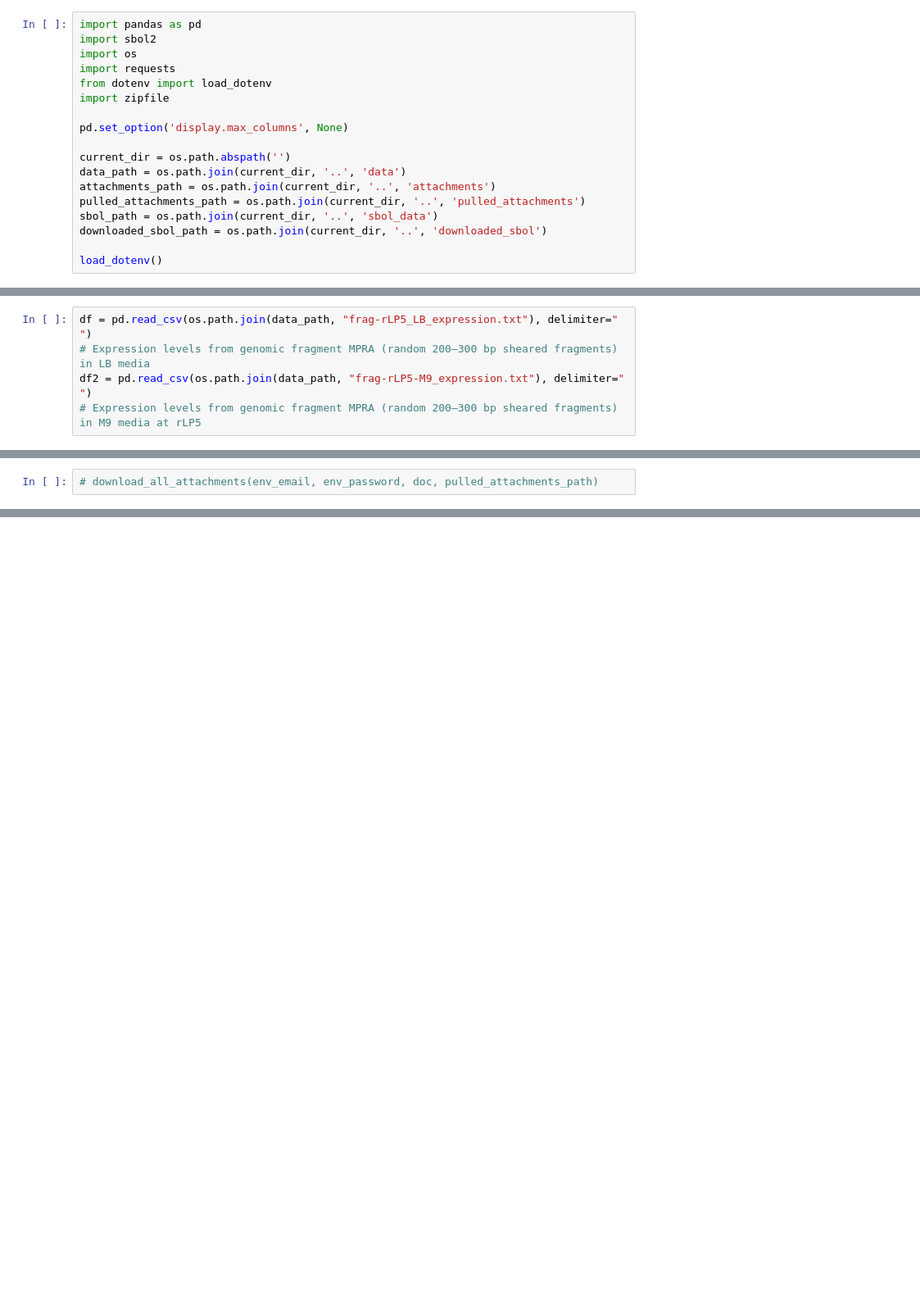
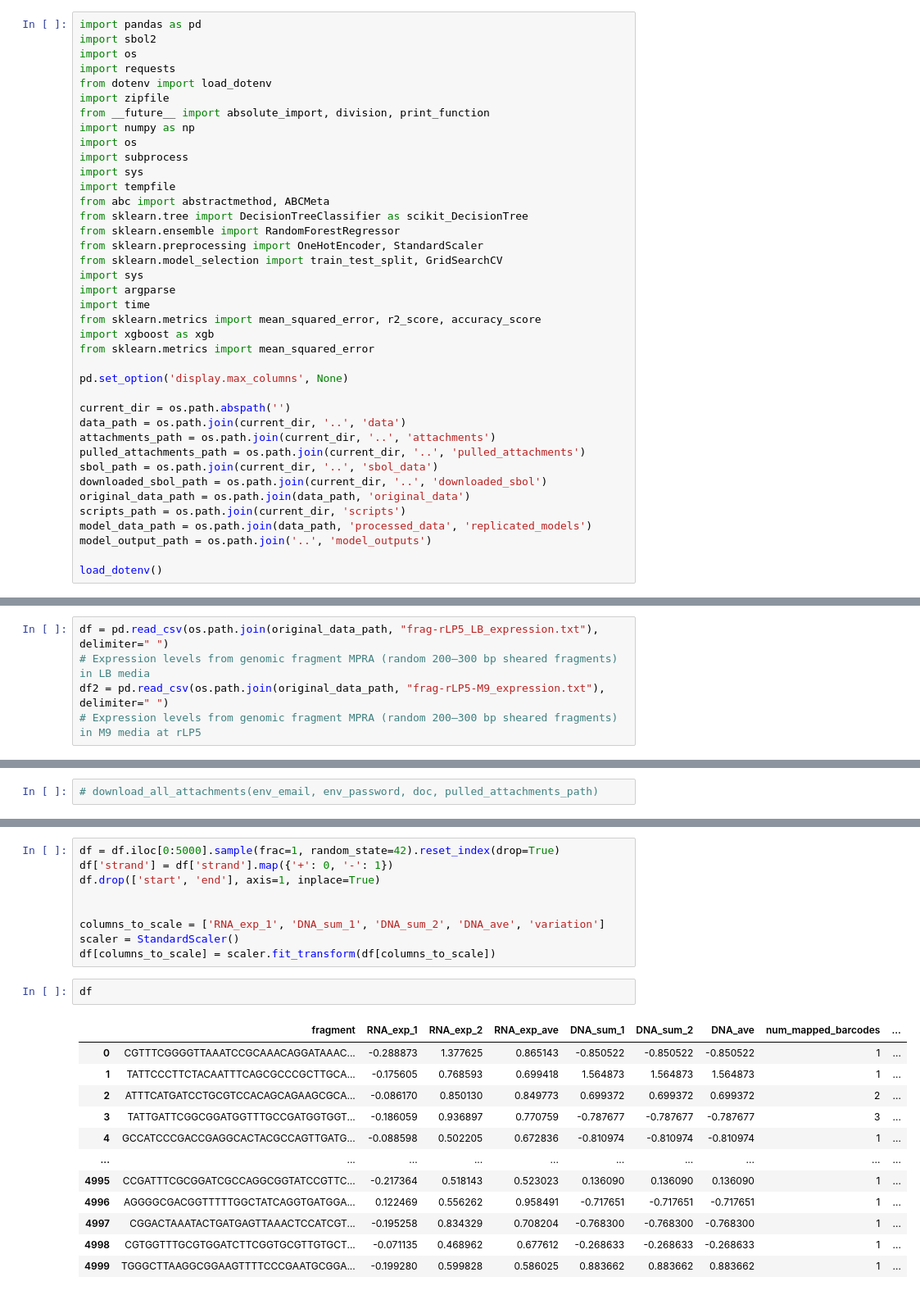
Before and after one commit to SynBioDex/SeqTrainer, a Jupyter notebook: src/promoter_encoding.ipynb, the cells around one changed output, grey strips where cells are left out. Shown at 82% size. Cells and saved outputs as stored; diff of their text form; blank space fills up the shorter version.

Commit message:
more scripts/model

```diff
--- a/src/promoter_encoding.ipynb
+++ b/src/promoter_encoding.ipynb
@@ -5,6 +5,23 @@ import os
 import requests
 from dotenv import load_dotenv
 import zipfile
+from __future__ import absolute_import, division, print_function
+import numpy as np
+import os
+import subprocess
+import sys
+import tempfile
+from abc import abstractmethod, ABCMeta
+from sklearn.tree import DecisionTreeClassifier as scikit_DecisionTree
+from sklearn.ensemble import RandomForestRegressor
+from sklearn.preprocessing import OneHotEncoder, StandardScaler
+from sklearn.model_selection import train_test_split, GridSearchCV
+import sys
+import argparse
+import time
+from sklearn.metrics import mean_squared_error, r2_score, accuracy_score
+import xgboost as xgb
+from sklearn.metrics import mean_squared_error
 
 pd.set_option('display.max_columns', None)
 
@@ -14,6 +31,10 @@ attachments_path = os.path.join(current_dir, '..', 'attachments')
 pulled_attachments_path = os.path.join(current_dir, '..', 'pulled_attachments')
 sbol_path = os.path.join(current_dir, '..', 'sbol_data')
 downloaded_sbol_path = os.path.join(current_dir, '..', 'downloaded_sbol')
+original_data_path = os.path.join(data_path, 'original_data')
+scripts_path = os.path.join(current_dir, 'scripts')
+model_data_path = os.path.join(data_path, 'processed_data', 'replicated_models')
+model_output_path = os.path.join('..', 'model_outputs')
 
 load_dotenv()
 # %% [output]
@@ -22,5 +42,5 @@ Error:
 # %%
-df = pd.read_csv(os.path.join(data_path, "frag-rLP5_LB_expression.txt"), delimiter=" ")
+df = pd.read_csv(os.path.join(original_data_path, "frag-rLP5_LB_expression.txt"), delimiter=" ")
 # Expression levels from genomic fragment MPRA (random 200–300 bp sheared fragments) in LB media
-df2 = pd.read_csv(os.path.join(data_path, "frag-rLP5-M9_expression.txt"), delimiter=" ")
+df2 = pd.read_csv(os.path.join(original_data_path, "frag-rLP5-M9_expression.txt"), delimiter=" ")
 # Expression levels from genomic fragment MPRA (random 200–300 bp sheared fragments) in M9 media at rLP5
@@ -637,0 +451,24 @@ print(f"R^2: {r_squared}")
+# %%
+df = df.iloc[0:5000].sample(frac=1, random_state=42).reset_index(drop=True)
+df['strand'] = df['strand'].map({'+': 0, '-': 1})
+df.drop(['start', 'end'], axis=1, inplace=True)
+
+
+columns_to_scale = ['RNA_exp_1', 'DNA_sum_1', 'DNA_sum_2', 'DNA_ave', 'variation']
+scaler = StandardScaler()
+df[columns_to_scale] = scaler.fit_transform(df[columns_to_scale])
+# %%
+df
+# %% [output]
+|  | fragment | RNA_exp_1 | RNA_exp_2 | RNA_exp_ave | DNA_sum_1 | DNA_sum_2 | DNA_ave | num_mapped_barcodes | ... |
+| 0 | CGTTTCGGGGTTAAATCCGCAAACAGGATAAAC... | -0.288873 | 1.377625 | 0.865143 | -0.850522 | -0.850522 | -0.850522 | 1 | ... |
+| 1 | TATTCCCTTCTACAATTTCAGCGCCCGCTTGCA... | -0.175605 | 0.768593 | 0.699418 | 1.564873 | 1.564873 | 1.564873 | 1 | ... |
+| 2 | ATTTCATGATCCTGCGTCCACAGCAGAAGCGCA... | -0.086170 | 0.850130 | 0.849773 | 0.699372 | 0.699372 | 0.699372 | 2 | ... |
+| 3 | TATTGATTCGGCGGATGGTTTGCCGATGGTGGT... | -0.186059 | 0.936897 | 0.770759 | -0.787677 | -0.787677 | -0.787677 | 3 | ... |
+| 4 | GCCATCCCGACCGAGGCACTACGCCAGTTGATG... | -0.088598 | 0.502205 | 0.672836 | -0.810974 | -0.810974 | -0.810974 | 1 | ... |
+| ... | ... | ... | ... | ... | ... | ... | ... | ... | ... |
+| 4995 | CCGATTTCGCGGATCGCCAGGCGGTATCCGTTC... | -0.217364 | 0.518143 | 0.523023 | 0.136090 | 0.136090 | 0.136090 | 1 | ... |
+| 4996 | AGGGGCGACGGTTTTTGGCTATCAGGTGATGGA... | 0.122469 | 0.556262 | 0.958491 | -0.717651 | -0.717651 | -0.717651 | 1 | ... |
+| 4997 | CGGACTAAATACTGATGAGTTAAACTCCATCGT... | -0.195258 | 0.834329 | 0.708204 | -0.768300 | -0.768300 | -0.768300 | 1 | ... |
+| 4998 | CGTGGTTTGCGTGGATCTTCGGTGCGTTGTGCT... | -0.071135 | 0.468962 | 0.677612 | -0.268633 | -0.268633 | -0.268633 | 1 | ... |
+| 4999 | TGGGCTTAAGGCGGAAGTTTTCCCGAATGCGGA... | -0.199280 | 0.599828 | 0.586025 | 0.883662 | 0.883662 | 0.883662 | 1 | ... |
```
Also changed, not shown: parts of 21 cells of this notebook, 17 other files.
